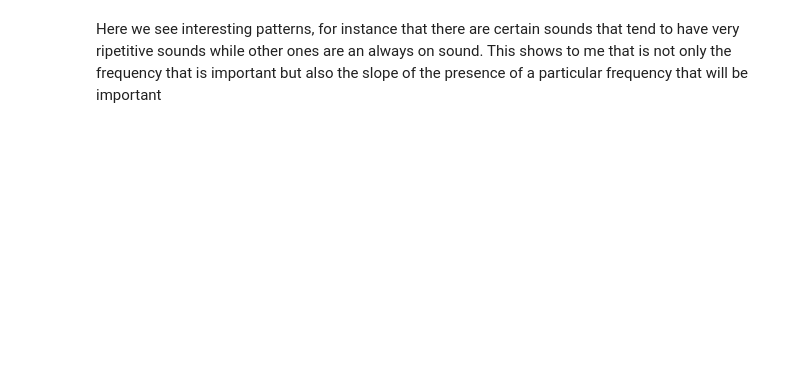
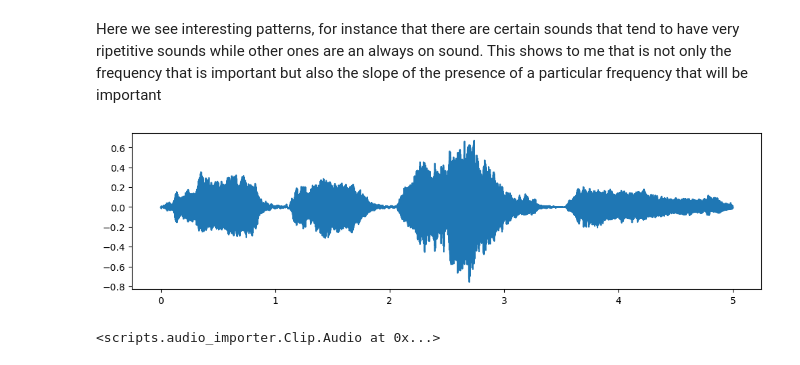
Before and after one commit to themaighi/HDA_environmentalsoundclassification, a Jupyter notebook: eda.ipynb, the cells around one changed output. Cells and saved outputs as stored; diff of their text form; code cells hidden in the pictures; blank space fills up the shorter version.

```diff
--- a/eda.ipynb
+++ b/eda.ipynb
@@ -127,3 +141,14 @@ for c, cat in enumerate(categories):
 # %% [markdown]
 Here we see interesting patterns, for instance that there are certain sounds that tend to have very ripetitive sounds while other ones are an always on sound.
 This shows to me that is not only the frequency that is important but also the slope of the presence of a particular frequency that will be important
+# %%
+with audio_dt.audio.iloc[23].audio as audio:
+    # print(audio.RATE)
+    plt.figure(figsize=(12, 3))
+    plt.plot(np.arange(len(audio.raw))/44100, audio.raw)
+# %% [output]
+[figure, added]
+# %%
+audio_dt.audio.iloc[23].audio
+# %% [output]
+<scripts.audio_importer.Clip.Audio at 0x...>
```
Also changed, not shown: parts of 7 cells of this notebook, 4 other files.
